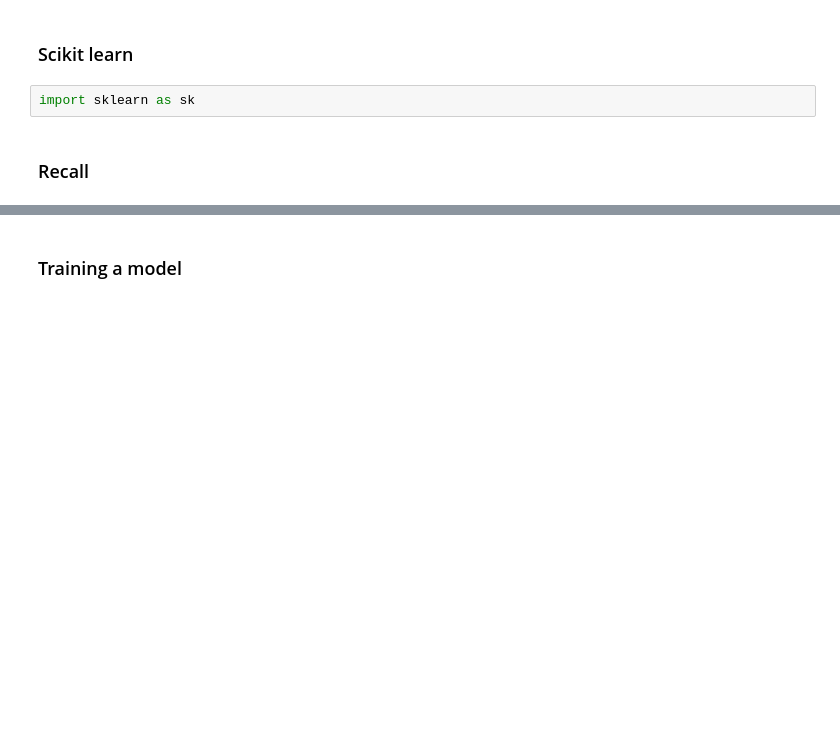
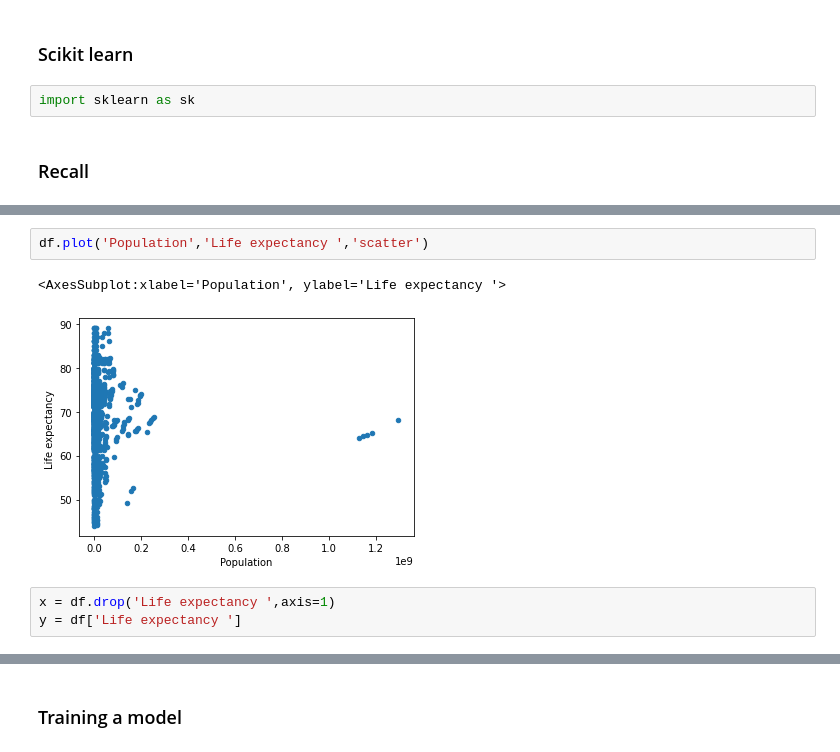
Before and after one commit to vafaei-ar/medical_datascience, a Jupyter notebook: intermediate/material.ipynb, the cells around one changed output, grey strips where cells are left out. Drawn from its saved outputs; the diff is of its cells as text; blank space fills up the shorter version.

```diff
--- a/intermediate/material.ipynb
+++ b/intermediate/material.ipynb
@@ -8,0 +124,8 @@ import sklearn as sk
+# %%
+df.plot('Population','Life expectancy ','scatter')
+# %% [output]
+<AxesSubplot:xlabel='Population', ylabel='Life expectancy '>
+[figure, added]
+# %%
+x = df.drop('Life expectancy ',axis=1)
+y = df['Life expectancy ']
```
Also changed, not shown: parts of 39 cells of this notebook, 1 other file.
